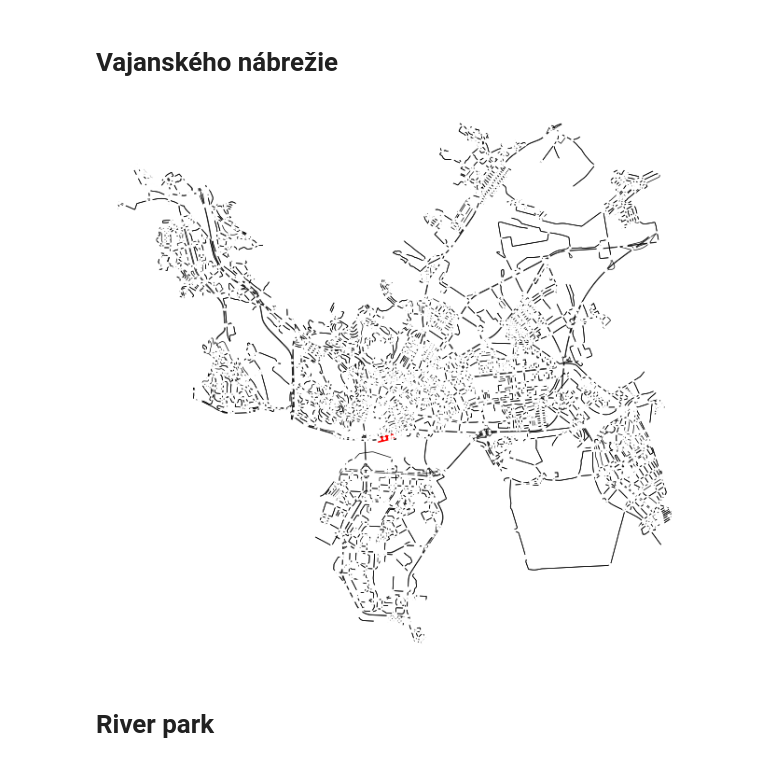
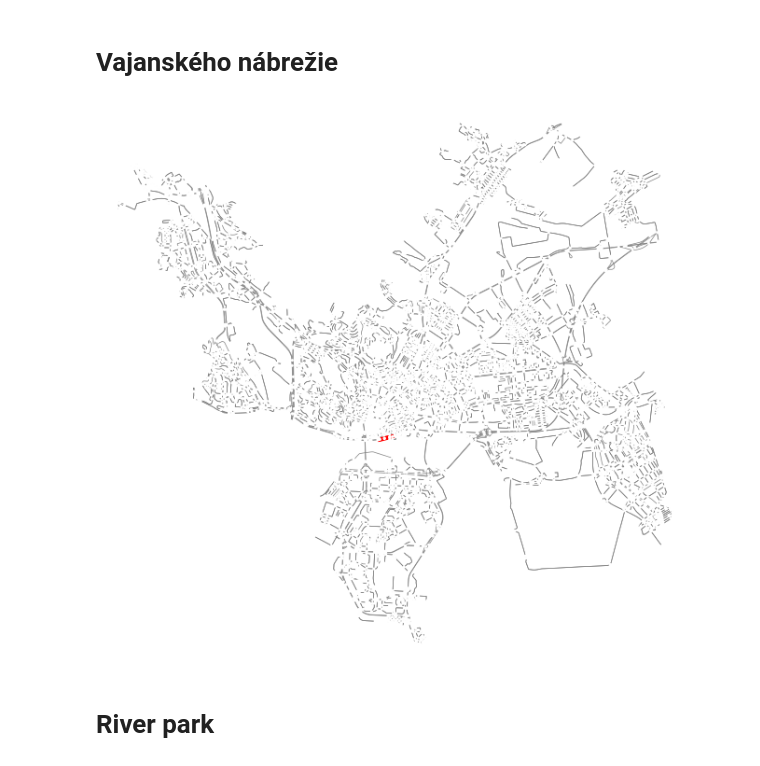
Before and after one commit to sugy-w/PRIDAV-JPD, a Jupyter notebook: Visuals of bicycle routes/visualizer.ipynb, the cells around one changed output. Saved outputs shown, nothing was run; the diff lists cells and outputs as text; code cells hidden in the pictures.

```diff
--- a/Visuals of bicycle routes/visualizer.ipynb
+++ b/Visuals of bicycle routes/visualizer.ipynb
@@ -72,3 +49,7 @@ fig, ax = ox.plot_graph(
 # **Vajanského nábrežie**
 # %%
 route_streets = ["Vajanského nábrežie"]
+edges = make_edges(G, route_streets)
+fig, ax = plot_graph(G, edges)
+# %% [output]
+[figure, added]
@@ -92,14 +56,3 @@ for u, v, k in G.edges(keys=True):
-# %%
-# Plot the graph
-fig, ax = ox.plot_graph(
-    G,
-    node_size=5,
-    edge_color=edge_colors,
-    edge_linewidth=edge_widths,
-    bgcolor='white'
-)
-# %% [output]
-[figure, removed]
 # %% [markdown]
 # **River park**
 # %%
```
Also changed, not shown: parts of 16 cells of this notebook, 2 other files.
